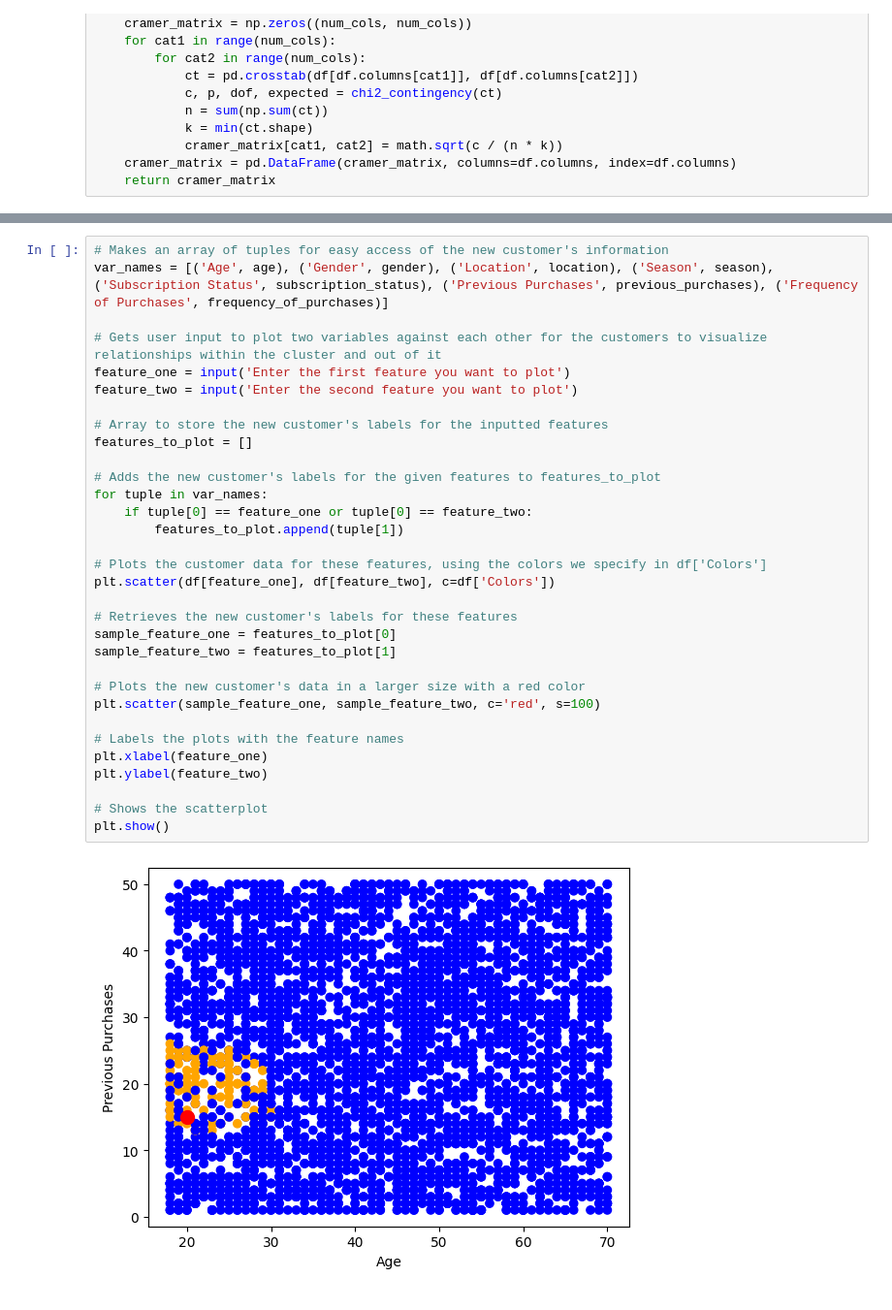
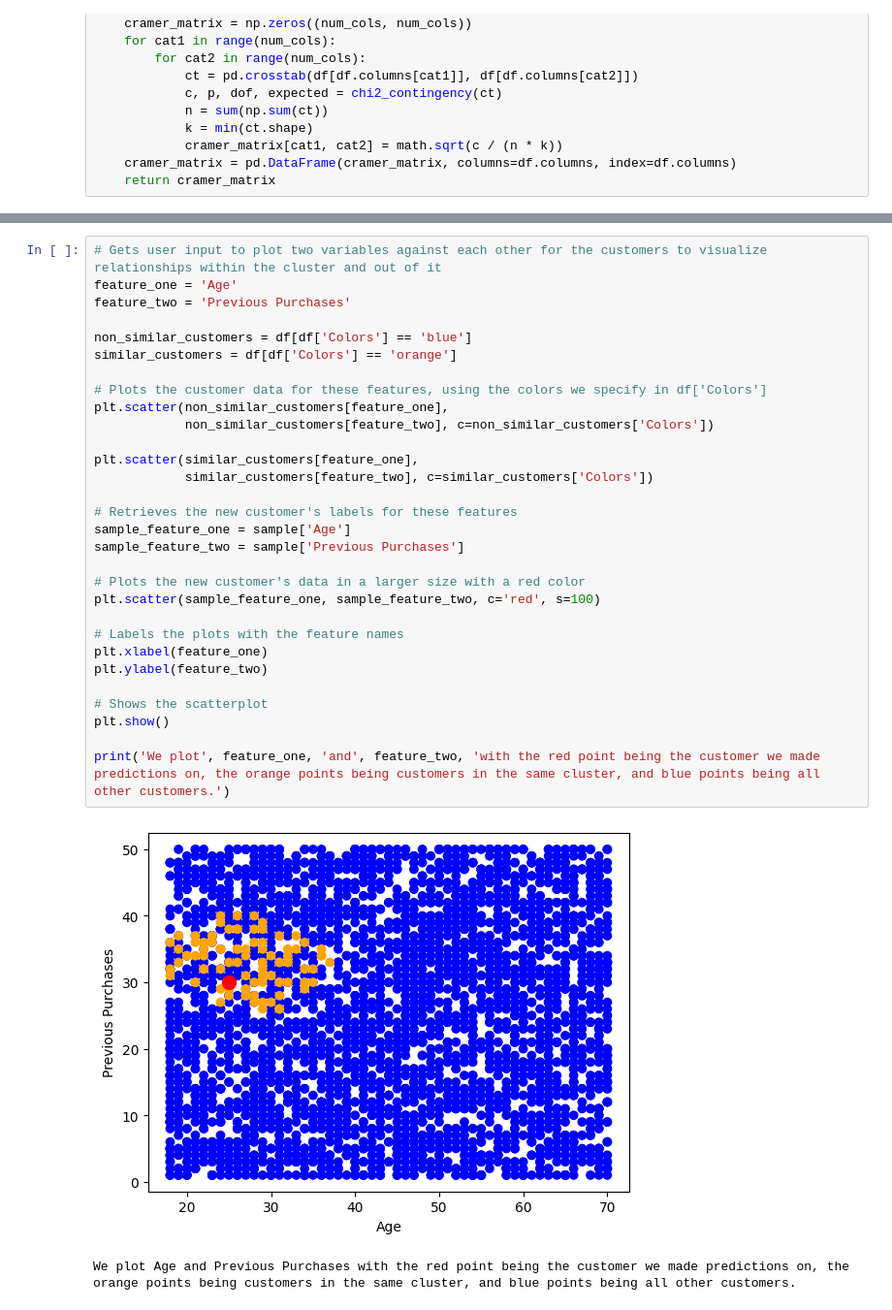
Before and after one commit to suyashgoel/product-recommendation, a Jupyter notebook: product-recommendation.ipynb, the cells around one changed output, grey strips where cells are left out. Shown: that part at 97% size. Saved outputs shown, nothing was run; the diff lists cells and outputs as text.

Commit message:
Feature: added messages for user

```diff
--- a/product-recommendation.ipynb
+++ b/product-recommendation.ipynb
@@ -226,34 +322,33 @@ for index in df.index:
 # %%
-# Makes an array of tuples for easy access of the new customer's information
-var_names = [('Age', age), ('Gender', gender), ('Location', location), ('Season', season), ('Subscription Status', subscription_status), ('Previous Purchases', previous_purchases), ('Frequency of Purchases', frequency_of_purchases)]
+# Gets user input to plot two variables against each other for the customers to visualize relationships within the cluster and out of it
+feature_one = 'Age'
+feature_two = 'Previous Purchases'
 
-# Gets user input to plot two variables against each other for the customers to visualize relationships within the cluster and out of it
-feature_one = input('Enter the first feature you want to plot')
-feature_two = input('Enter the second feature you want to plot')
-
-# Array to store the new customer's labels for the inputted features
-features_to_plot = []
-
-# Adds the new customer's labels for the given features to features_to_plot
-for tuple in var_names:
-    if tuple[0] == feature_one or tuple[0] == feature_two:
-        features_to_plot.append(tuple[1])
+non_similar_customers = df[df['Colors'] == 'blue']
+similar_customers = df[df['Colors'] == 'orange']
 
 # Plots the customer data for these features, using the colors we specify in df['Colors']
-plt.scatter(df[feature_one], df[feature_two], c=df['Colors'])
+plt.scatter(non_similar_customers[feature_one],
+            non_similar_customers[feature_two], c=non_similar_customers['Colors'])
+
+plt.scatter(similar_customers[feature_one],
+            similar_customers[feature_two], c=similar_customers['Colors'])
 
 # Retrieves the new customer's labels for these features
-sample_feature_one = features_to_plot[0]
-sample_feature_two = features_to_plot[1]
+sample_feature_one = sample['Age']
+sample_feature_two = sample['Previous Purchases']
 
 # Plots the new customer's data in a larger size with a red color
 plt.scatter(sample_feature_one, sample_feature_two, c='red', s=100)
 
 # Labels the plots with the feature names
 plt.xlabel(feature_one)
 plt.ylabel(feature_two)
 
 # Shows the scatterplot
 plt.show()
+
+print('We plot', feature_one, 'and', feature_two, 'with the red point being the customer we made predictions on, the orange points being customers in the same cluster, and blue points being all other customers.')
 # %% [output]
-[figure, old version]
+[figure, new version]
+We plot Age and Previous Purchases with the red point being the customer we made predictions on, the orange points being customers in the same cluster, and blue points being all other customers.
```
Also changed, not shown: parts of 24 cells of this notebook.
